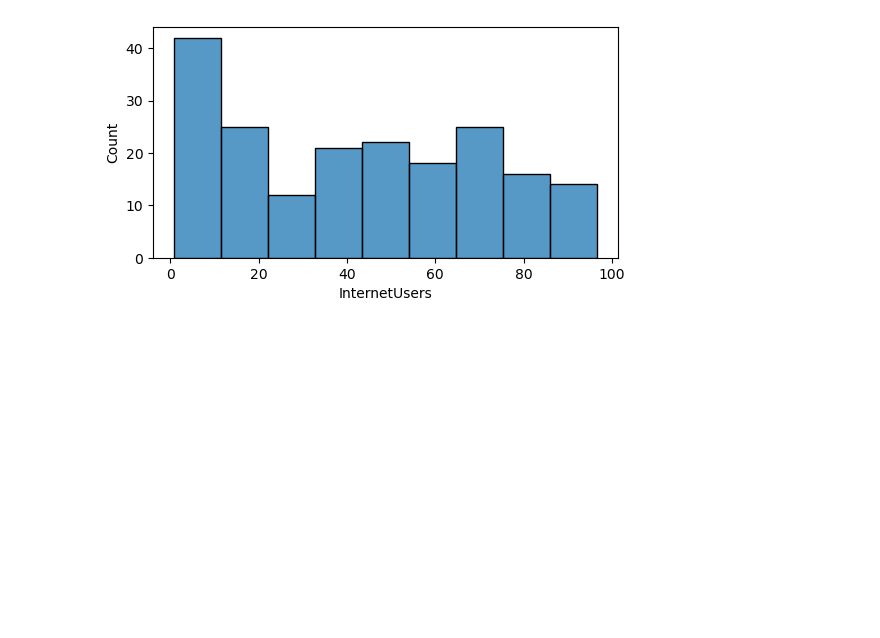
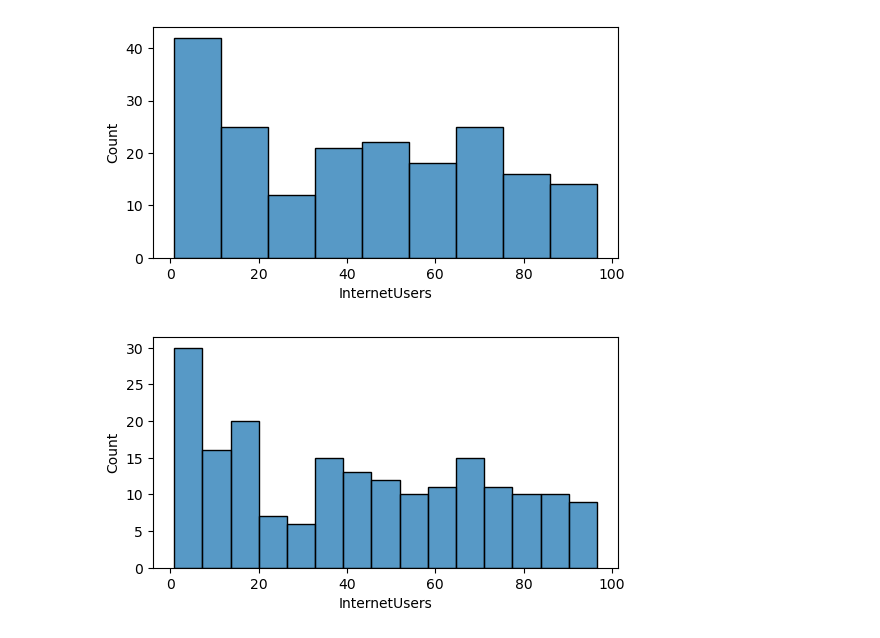
Before and after one commit to nipunrk/FSDS-GENERATIVE-AI-AGENTIC-AI-AI-EXPERT-DATASCIENTIC-FOR-BFSI-DOMAIN-ACROOS-GLOBLA-MARKET, a Jupyter notebook: Pandas.ipynb, the cells around one changed output. Saved outputs shown, nothing was run; the diff lists cells and outputs as text; code cells hidden in the pictures; blank space fills up the shorter version.

```diff
--- a/Pandas.ipynb
+++ b/Pandas.ipynb
@@ -505,3 +505,7 @@ vis2 =sns.displot(df['InternetUsers'])
 vis2 =sns.histplot(df['InternetUsers'])
 # %% [output]
 [figure]
+# %%
+vis3 =sns.histplot(df['InternetUsers'],bins =15)
+# %% [output]
+[figure, added]
```
Also changed, not shown: parts of 6 cells of this notebook.
